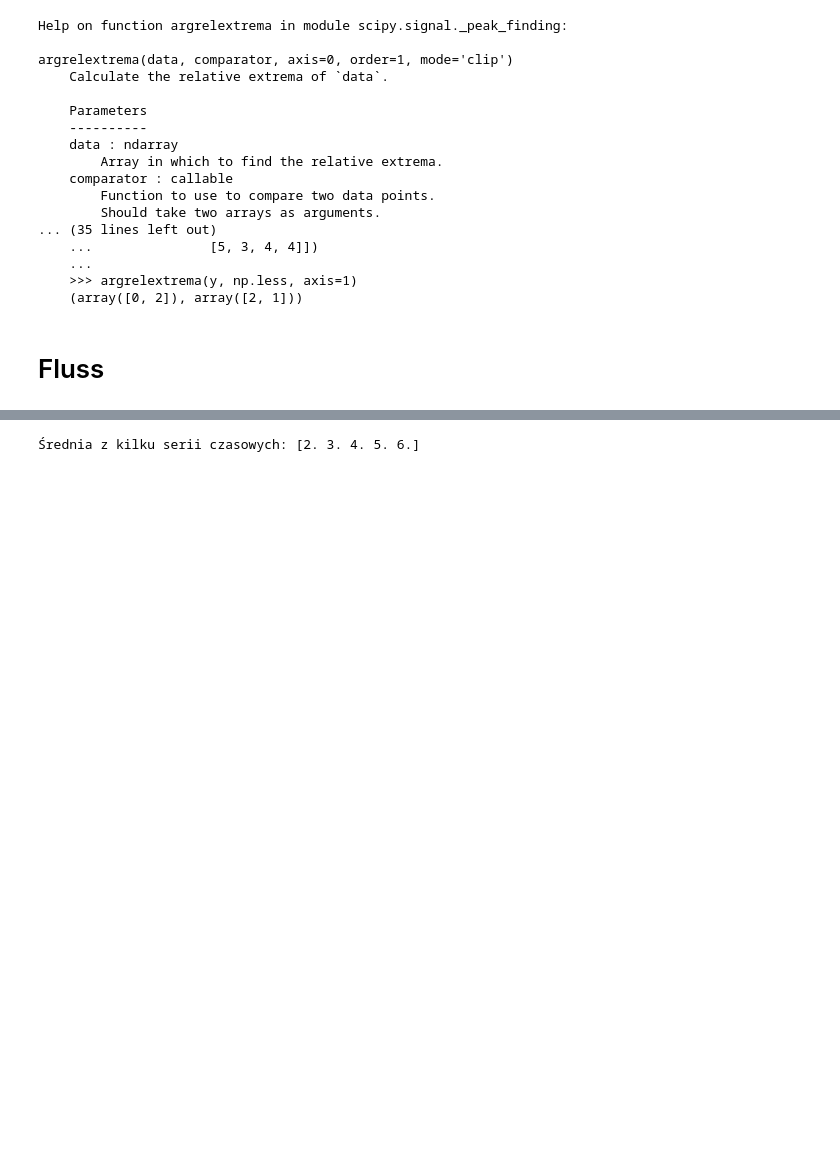
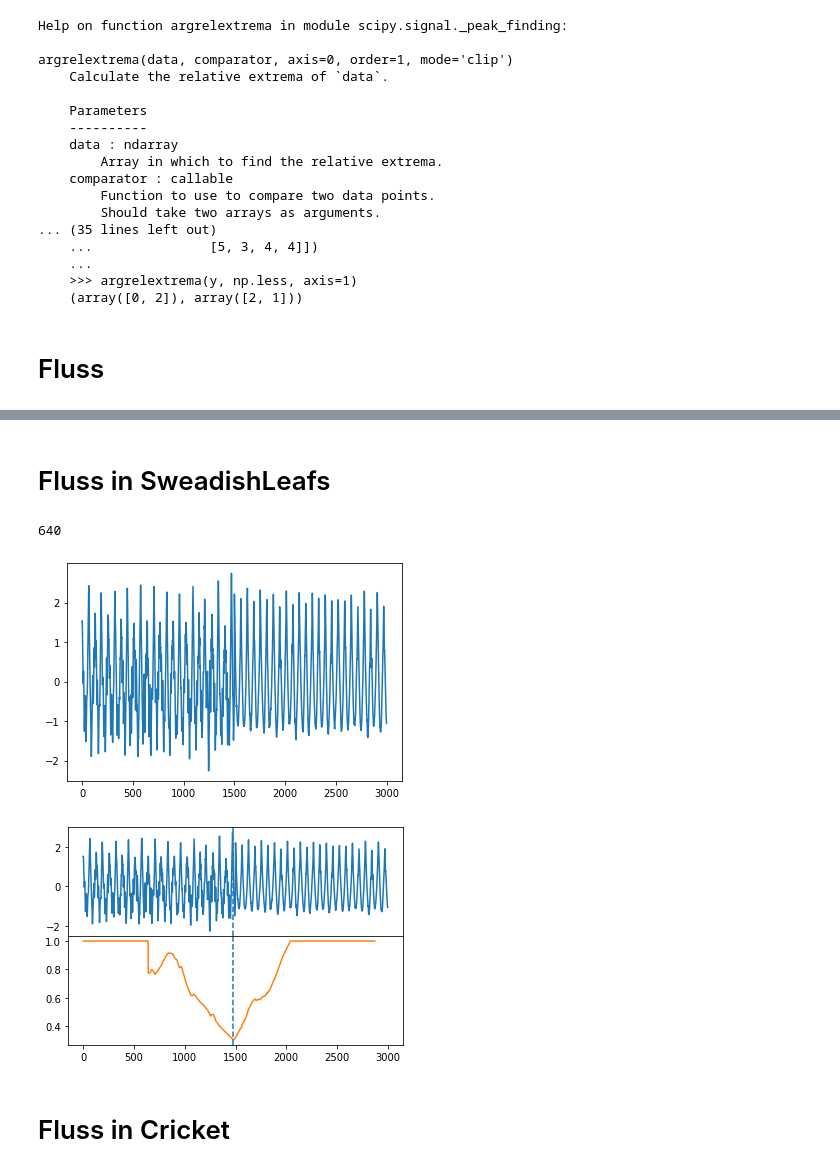
Before and after one commit to damjam212/TimeSeriesSegmentation, a Jupyter notebook: Data_segmentation.ipynb, the cells around one changed output, grey strips where cells are left out. Saved outputs shown, nothing was run; the diff lists cells and outputs as text; code cells hidden in the pictures; blank space fills up the shorter version.

```diff
--- a/Data_segmentation.ipynb
+++ b/Data_segmentation.ipynb
@@ -1575,15 +1621,56 @@ nowe
+# %% [markdown]
+# Fluss in SweadishLeafs
 # %%
-#help(stumpy.fluss)
-time_series_data = np.array([
-    [1, 2, 3, 4, 5],
-    [2, 3, 4, 5, 6],
-    [3, 4, 5, 6, 7]
-])
+filepath = './datasets/SwedishLeaf/SwedishLeaf_TRAIN.arff'
 
-# Obliczenie średniej z kilku serii czasowych wzdłuż osi wierszy
-mean_time_series = np.mean(time_series_data, axis=0)
+df = load_dataset_to_dataframe(filepath)
+#print(df)
+#print(df.shape)
+mask = df['target'].values == b'4'
+mask1 = df['target'].values == b'11'
+#print(df[mask])
+#print(df[mask1])
+# # Konwersja dataframe na ndarray
+# ch = ndarray[:,-1]
+# #ndarray = ndarray[:, :-1]
 
-print("Średnia z kilku serii czasowych:", mean_time_series)
+ndarray = df.values[mask]
+ndarray1 = df.values[mask1]
+
+# change_points = np.array([],dtype=int)
+# l_p = ch[0]
+# for i, p in enumerate(ch):
+#     if(p!=l_p):
+#         change_points = np.append(change_points,int(i*128))
+#     l_p = p
+
+# x = 10
+# p = int(change_points[x])
+sw_leaf_data = np.concatenate((ndarray[:,:-1].flatten()[:1500], ndarray1[:,:-1].flatten()[:1500])).astype(dtype=float)
+
+
+
+#rpt.display(sw_leaf_data, change_points[:(x+1)])
+#print(sw_leaf_data)
+#print(sw_leaf_data.shape)
+plt.plot(sw_leaf_data)
+sw_fluss = Fluss(128,5,1)
+sw_fluss.turn_custom_regime_extraction()
+
+sw_fluss.predict_regimes(sw_leaf_data)
+sw_fluss.print_latest_output()
+
+# #print(change_points[:(x+1)])
+# print(sw_leaf_data.shape)
+# mp = stumpy.stump(sw_leaf_data, 128)
+# #print(mp[:,1][change_points[:(x)]])
+# plt.plot(mp[:,0])
+# plt.show()
+# plt.plot(mp[:,1])
 # %% [output]
-Średnia z kilku serii czasowych: [2. 3. 4. 5. 6.]
+640
+[figure, added]
+[figure, added]
+# %% [markdown]
+# Fluss in Cricket
 # %%
```
Also changed, not shown: parts of 4 cells of this notebook.
